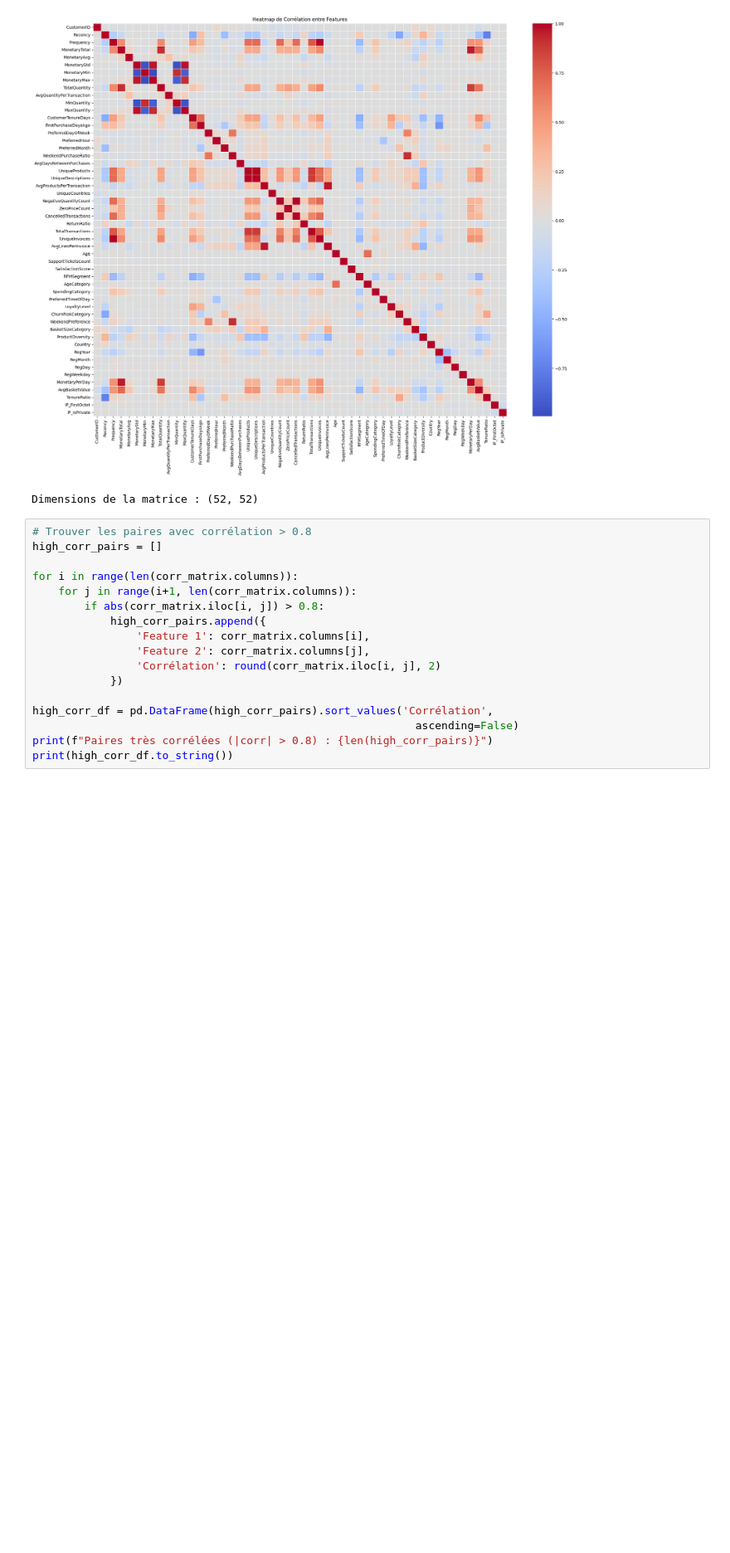
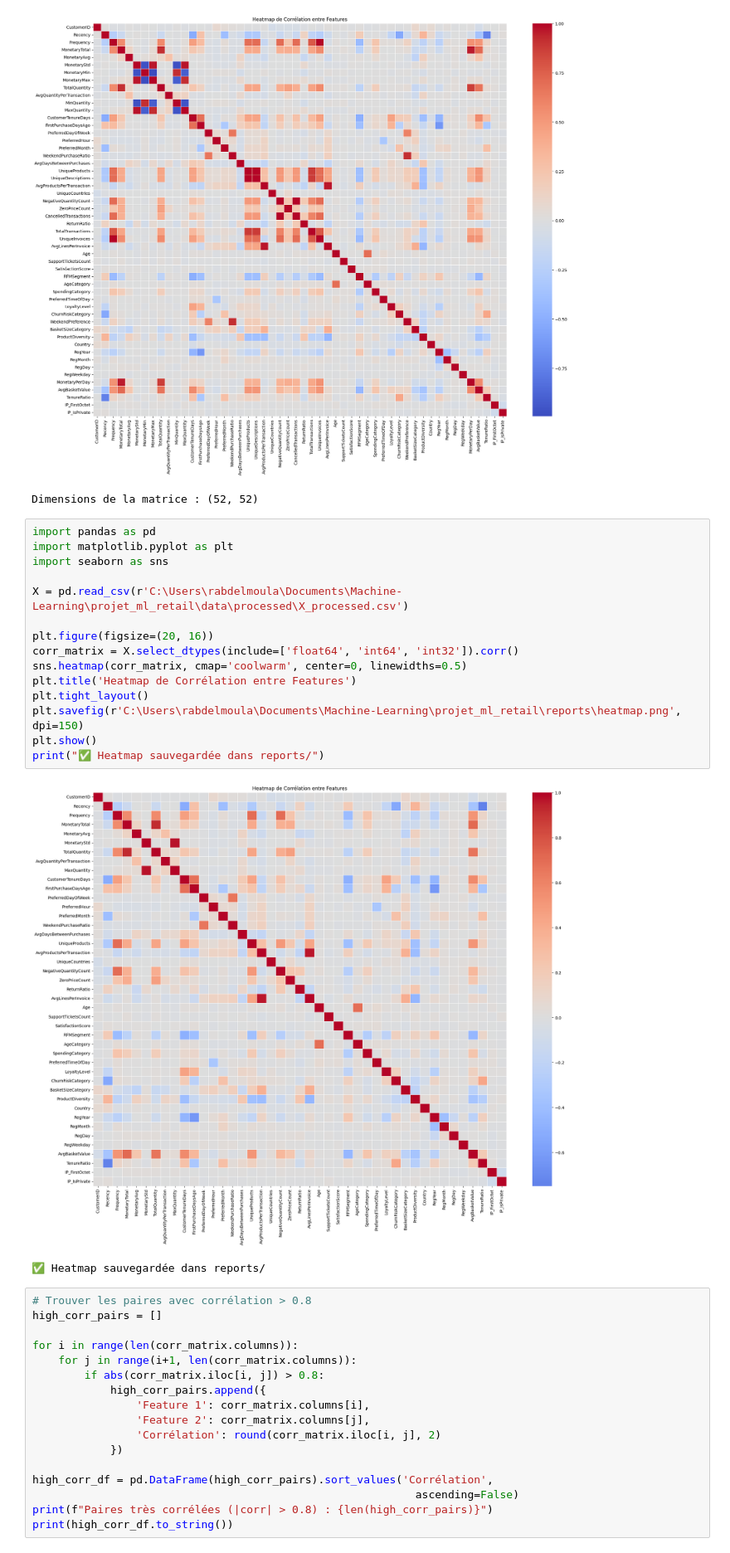
Before and after one commit to imen767/Machine-Learning, a Jupyter notebook: notebooks/02_preprocessing.ipynb, the cells around one changed output. Shown at 83% size. Saved outputs shown, nothing was run; the diff lists cells and outputs as text; blank space fills up the shorter version.

```diff
--- a/notebooks/02_preprocessing.ipynb
+++ b/notebooks/02_preprocessing.ipynb
@@ -509,6 +525,24 @@ print(f"Dimensions de la matrice : {corr_matrix.shape}")
 # %% [output]
 [figure]
 Dimensions de la matrice : (52, 52)
+# %%
+import pandas as pd
+import matplotlib.pyplot as plt
+import seaborn as sns
+
+X = pd.read_csv(r'C:\Users\rabdelmoula\Documents\Machine-Learning\projet_ml_retail\data\processed\X_processed.csv')
+
+plt.figure(figsize=(20, 16))
+corr_matrix = X.select_dtypes(include=['float64', 'int64', 'int32']).corr()
+sns.heatmap(corr_matrix, cmap='coolwarm', center=0, linewidths=0.5)
+plt.title('Heatmap de Corrélation entre Features')
+plt.tight_layout()
+plt.savefig(r'C:\Users\rabdelmoula\Documents\Machine-Learning\projet_ml_retail\reports\heatmap.png', dpi=150)
+plt.show()
+print("✅ Heatmap sauvegardée dans reports/")
+# %% [output]
+[figure, added]
+✅ Heatmap sauvegardée dans reports/
 # %%
 # Trouver les paires avec corrélation > 0.8
 high_corr_pairs = []
```
Also changed, not shown: parts of 1 cell of this notebook, 7 other files.
